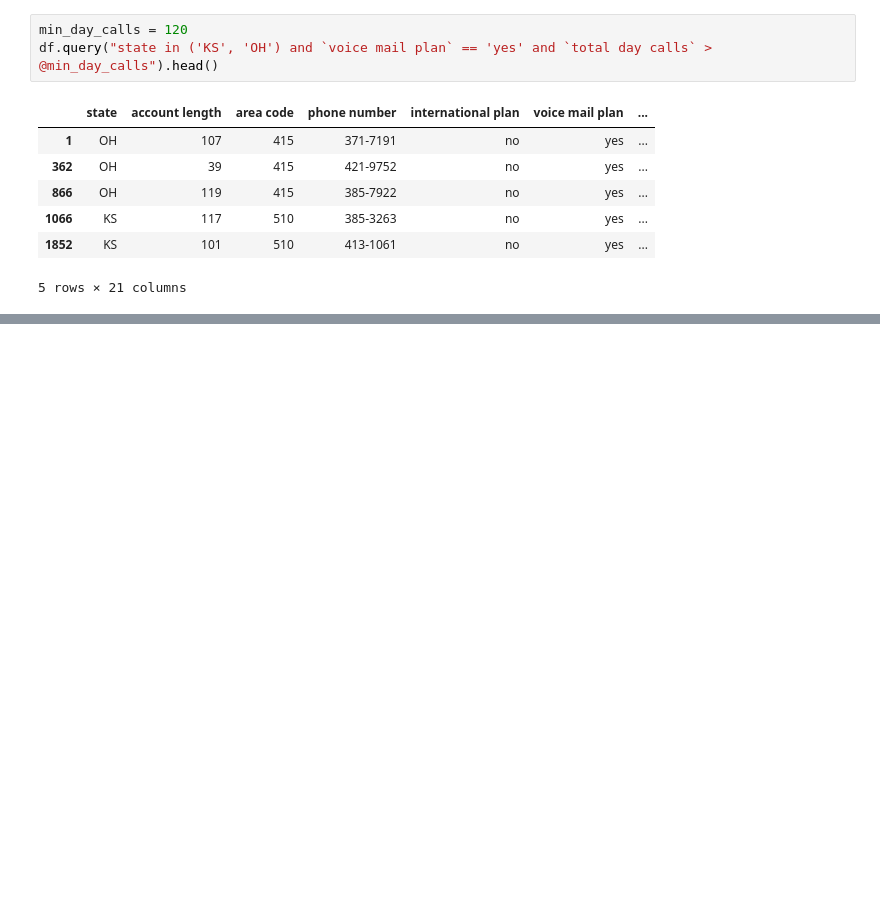
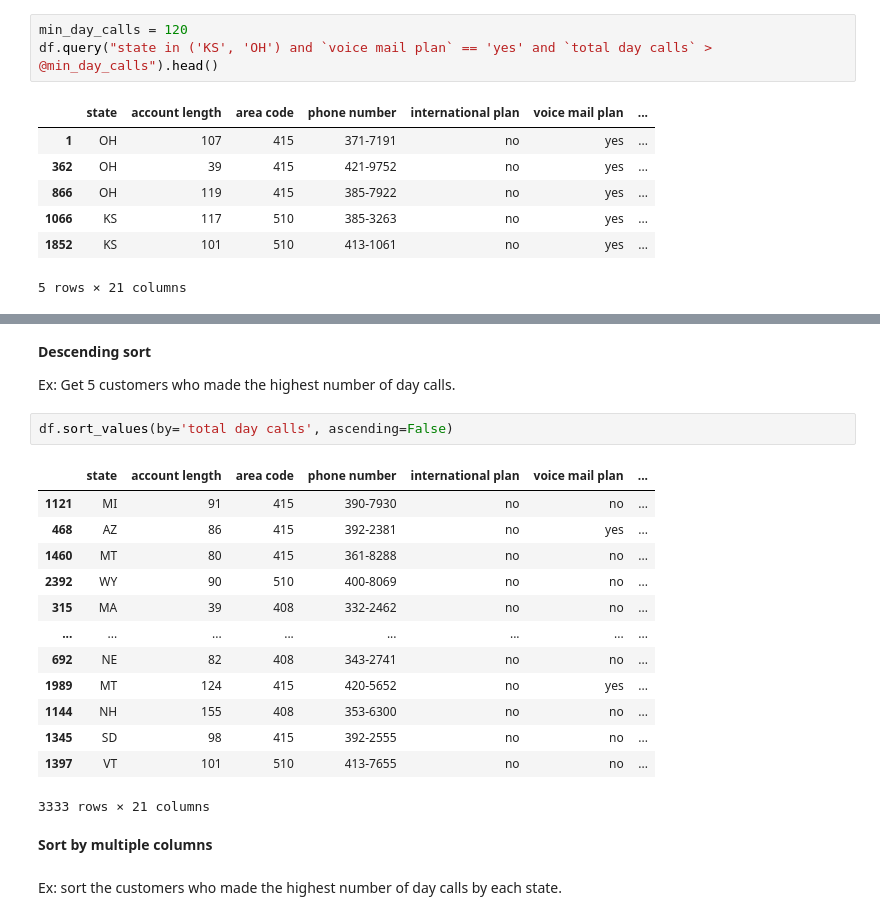
Before and after one commit to yuvii0125/Pandas, a Jupyter notebook: Pandas Filtering of Data/04_Query_oval.ipynb, the cells around one changed output, grey strips where cells are left out. Saved outputs shown, nothing was run; the diff lists cells and outputs as text; blank space fills up the shorter version.

```diff
--- a/Pandas Filtering of Data/04_Query_oval.ipynb
+++ b/Pandas Filtering of Data/04_Query_oval.ipynb
@@ -90,0 +276,24 @@ Wall time: 3.91 ms
+# %% [markdown]
+__Descending sort__
+
+Ex: Get 5 customers who made the highest number of day calls.
+# %%
+df.sort_values(by='total day calls', ascending=False)
+# %% [output]
+|  | state | account length | area code | phone number | international plan | voice mail plan | ... |
+| 1121 | MI | 91 | 415 | 390-7930 | no | no | ... |
+| 468 | AZ | 86 | 415 | 392-2381 | no | yes | ... |
+| 1460 | MT | 80 | 415 | 361-8288 | no | no | ... |
+| 2392 | WY | 90 | 510 | 400-8069 | no | no | ... |
+| 315 | MA | 39 | 408 | 332-2462 | no | no | ... |
+| ... | ... | ... | ... | ... | ... | ... | ... |
+| 692 | NE | 82 | 408 | 343-2741 | no | no | ... |
+| 1989 | MT | 124 | 415 | 420-5652 | no | yes | ... |
+| 1144 | NH | 155 | 408 | 353-6300 | no | no | ... |
+| 1345 | SD | 98 | 415 | 392-2555 | no | no | ... |
+| 1397 | VT | 101 | 510 | 413-7655 | no | no | ... |
+3333 rows × 21 columns
+# %% [markdown]
+__Sort by multiple columns__
+# %% [markdown]
+Ex: sort the customers who made the highest number of day calls by each state.
```
Also changed, not shown: parts of 32 cells of this notebook.
